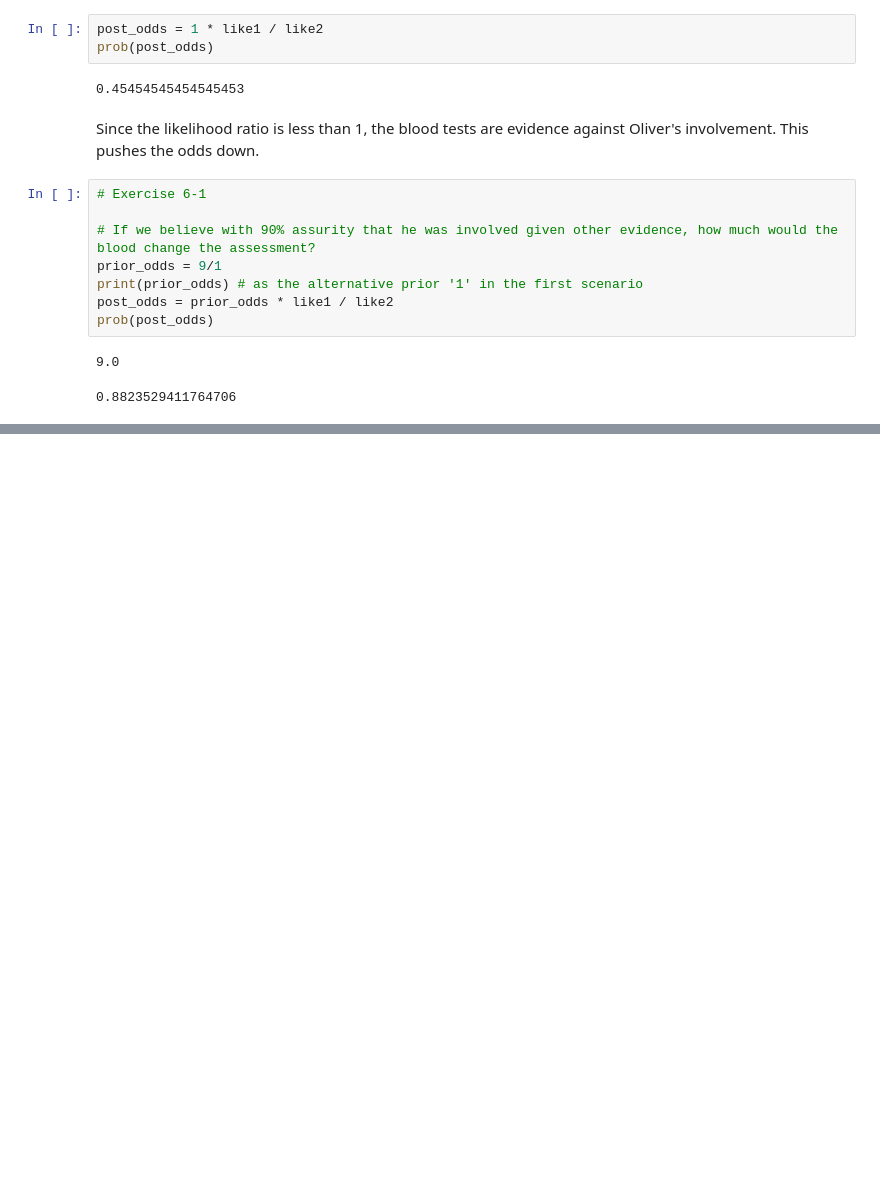
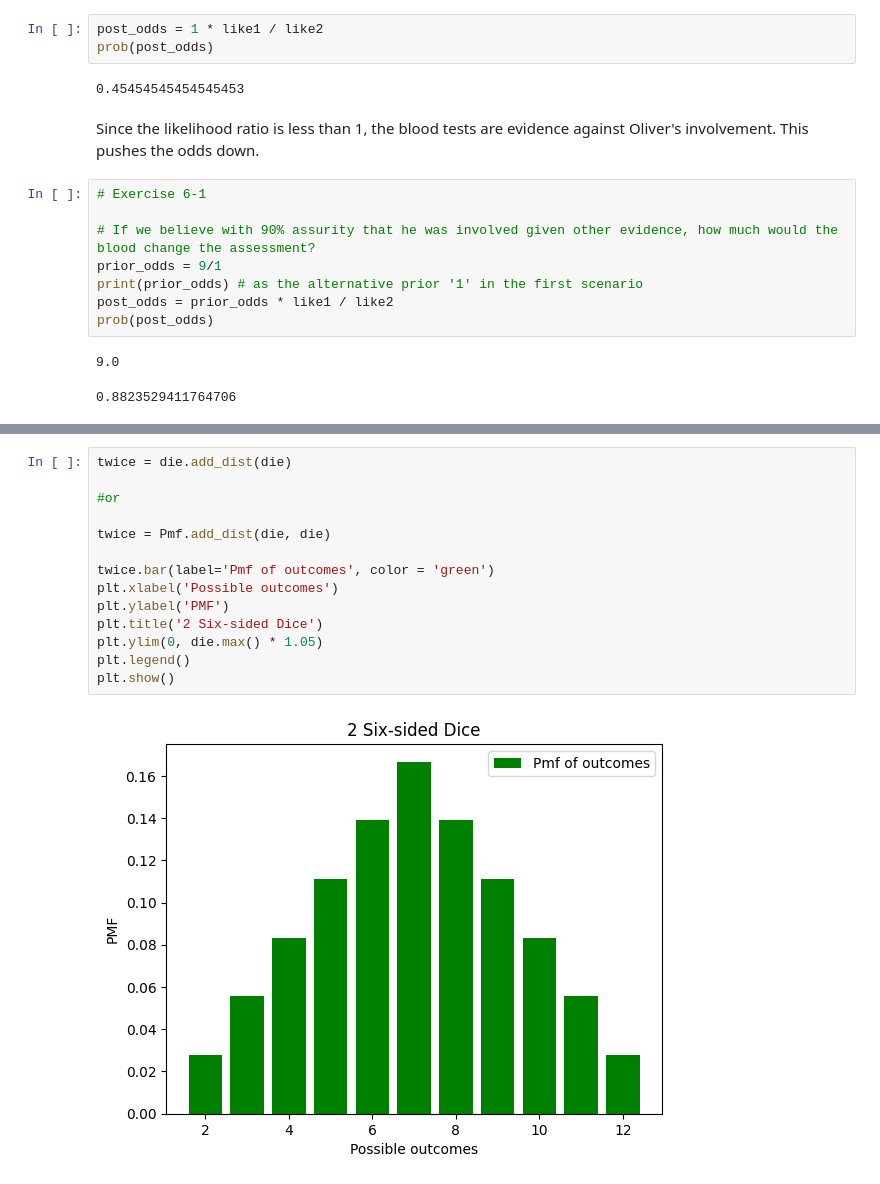
Before and after one commit to coletlacroix/math, a Jupyter notebook: 00.10_Think_Bayes_Downey/6_odds_and_addends.ipynb, the cells around one changed output, grey strips where cells are left out. Drawn from its saved outputs; the diff is of its cells as text; blank space fills up the shorter version.

```diff
--- a/00.10_Think_Bayes_Downey/6_odds_and_addends.ipynb
+++ b/00.10_Think_Bayes_Downey/6_odds_and_addends.ipynb
@@ -141,0 +179,16 @@ prob(post_odds)
+# %%
+twice = die.add_dist(die)
+
+#or
+
+twice = Pmf.add_dist(die, die)
+
+twice.bar(label='Pmf of outcomes', color = 'green')
+plt.xlabel('Possible outcomes')
+plt.ylabel('PMF')
+plt.title('2 Six-sided Dice')
+plt.ylim(0, die.max() * 1.05)
+plt.legend()
+plt.show()
+# %% [output]
+[figure, added]
```
Also changed, not shown: parts of 19 cells of this notebook, 2 other files.
